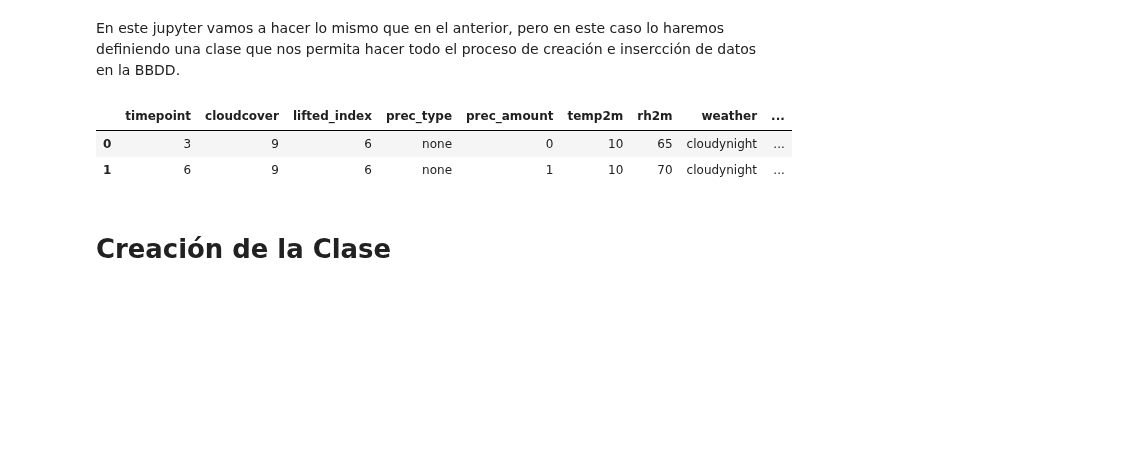
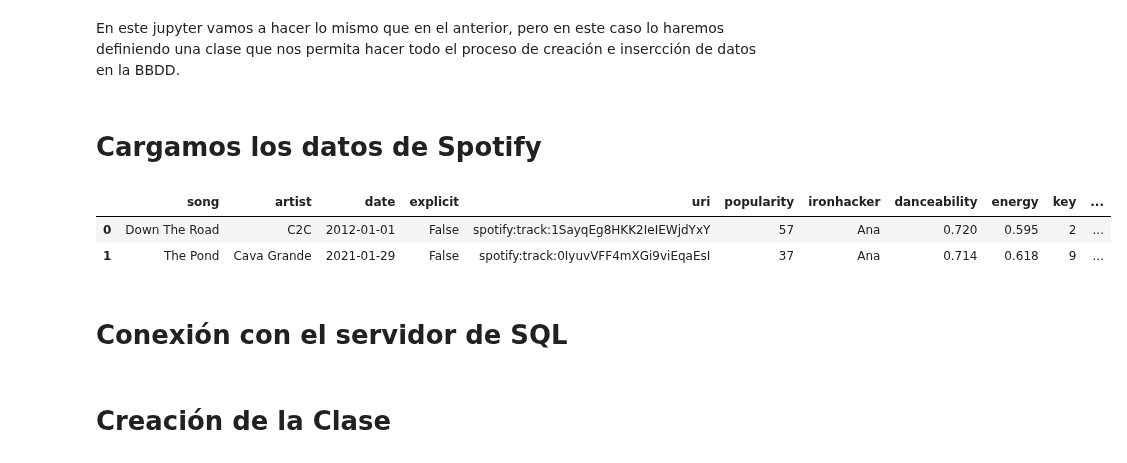
Before and after one commit to Ironhack-Part-Time-Enero2022/apuntes-clases, a Jupyter notebook: semana-12/12.2.Data-To-SQL.ipynb, the cells around one changed output. Drawn from its saved outputs; the diff is of its cells as text; code cells hidden in the pictures; blank space fills up the shorter version.

```diff
--- a/semana-12/12.2.Data-To-SQL.ipynb
+++ b/semana-12/12.2.Data-To-SQL.ipynb
@@ -5,16 +5,26 @@
 En este jupyter vamos a hacer lo mismo que en el anterior, pero en este caso lo haremos definiendo una clase que nos permita hacer todo el proceso de creación e insercción de datos en la BBDD.
 # %%
 import pandas as pd
-import mysql.connector
+pd.options.display.max_columns = None
+
+import sqlalchemy as alch
+from sqlalchemy.exc import SQLAlchemyError
+
+
+from getpass import getpass # sistema seguro para gestión de contraseñas
+# %% [markdown]
+# Cargamos los datos de Spotify
 # %%
 # importamos el dataframe
 
-df = pd.read_pickle('datos/datos_actualizados.pkl')
+df = pd.read_csv('data/final_spotify.csv', index_col = 0)
 df.head(2)
 # %% [output]
-|  | timepoint | cloudcover | lifted_index | prec_type | prec_amount | temp2m | rh2m | weather | ... |
-| 0 | 3 | 9 | 6 | none | 0 | 10 | 65 | cloudynight | ... |
-| 1 | 6 | 9 | 6 | none | 1 | 10 | 70 | cloudynight | ... |
+|  | song | artist | date | explicit | uri | popularity | ironhacker | danceability | energy | key | ... |
+| 0 | Down The Road | C2C | 2012-01-01 | False | spotify:track:1SayqEg8HKK2IeIEWjdYxY | 57 | Ana | 0.720 | 0.595 | 2 | ... |
+| 1 | The Pond | Cava Grande | 2021-01-29 | False | spotify:track:0IyuvVFF4mXGi9viEqaEsI | 37 | Ana | 0.714 | 0.618 | 9 | ... |
+# %% [markdown]
+# Conexión con el servidor de SQL
 # %% [markdown]
 # Creación de la Clase
 # %%
```
Also changed, not shown: parts of 24 cells of this notebook.
